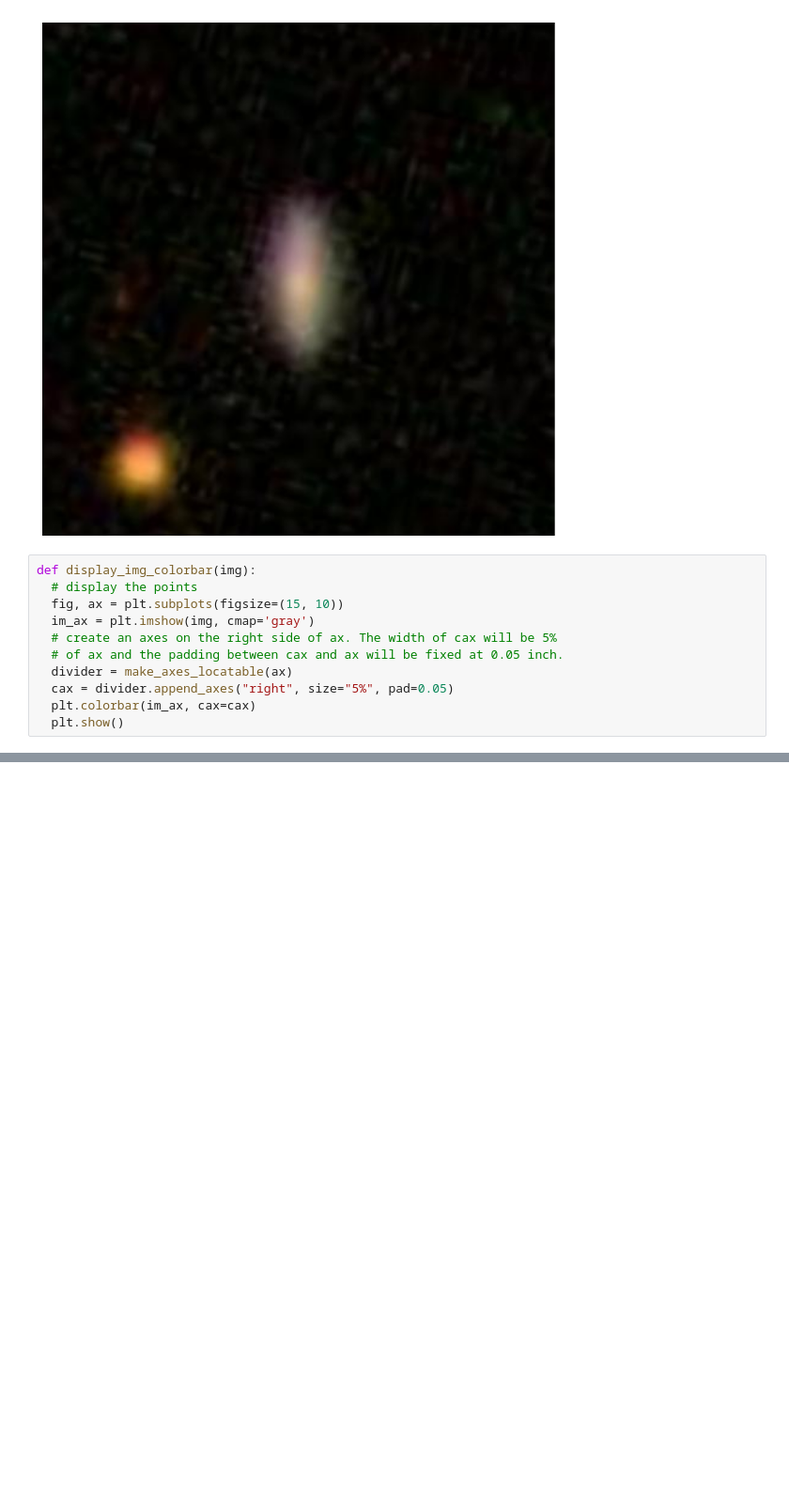
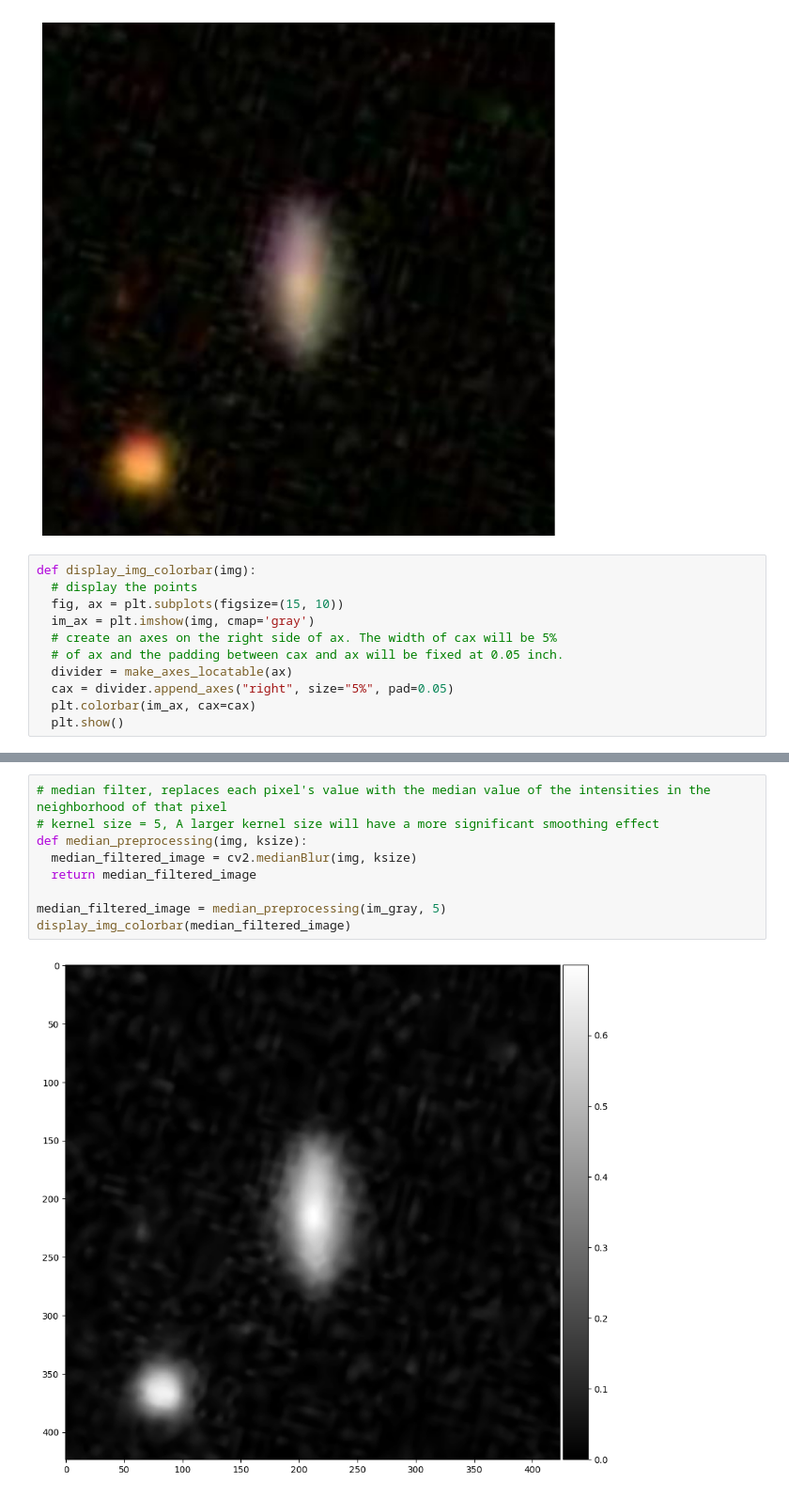
Before and after one commit to immanuelazn/w281_final_galaxy_zoo, a Jupyter notebook: image_preprocess.ipynb, the cells around one changed output, grey strips where cells are left out. Shown at 94% size. Drawn from its saved outputs; the diff is of its cells as text; blank space fills up the shorter version.

```diff
--- a/image_preprocess.ipynb
+++ b/image_preprocess.ipynb
@@ -94,0 +107,11 @@ def display_img_colorbar(img):
+# %%
+# median filter, replaces each pixel's value with the median value of the intensities in the neighborhood of that pixel
+# kernel size = 5, A larger kernel size will have a more significant smoothing effect
+def median_preprocessing(img, ksize):
+  median_filtered_image = cv2.medianBlur(img, ksize)
+  return median_filtered_image
+
+median_filtered_image = median_preprocessing(im_gray, 5)
+display_img_colorbar(median_filtered_image)
+# %% [output]
+[figure, added]
```
Also changed, not shown: parts of 16 cells of this notebook.
